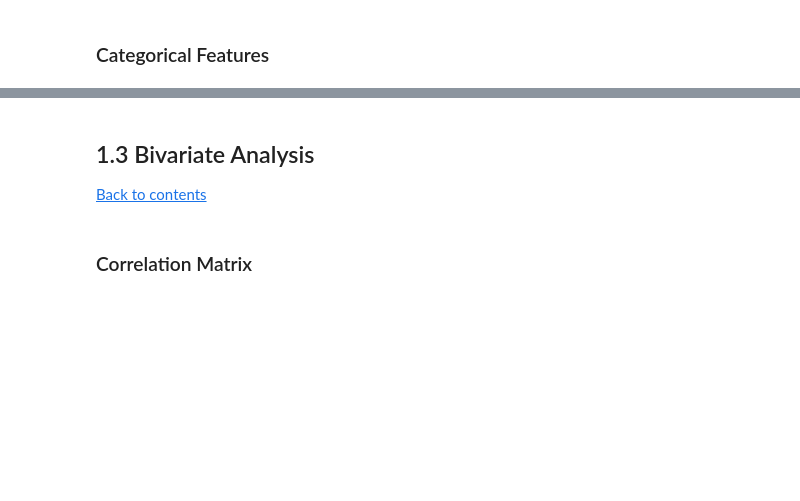
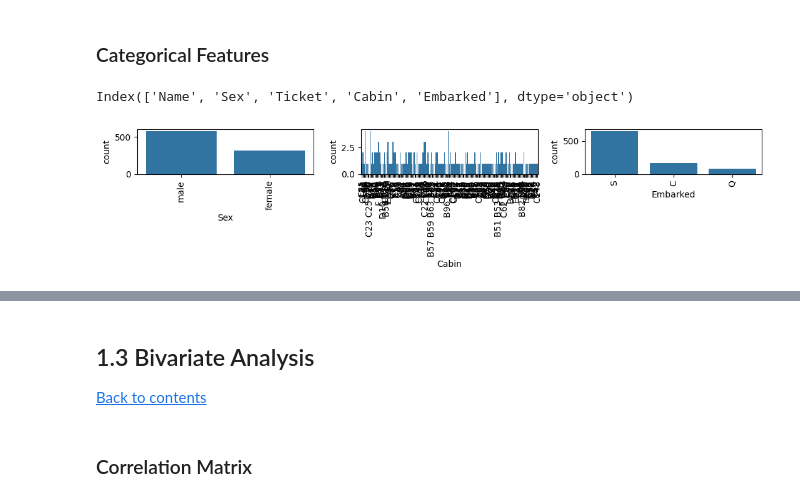
Before and after one commit to myang987/kaggle-comp-titanic, a Jupyter notebook: working.ipynb, the cells around one changed output, grey strips where cells are left out. Drawn from its saved outputs; the diff is of its cells as text; code cells hidden in the pictures; blank space fills up the shorter version.

```diff
--- a/working.ipynb
+++ b/working.ipynb
@@ -153,8 +148,8 @@ num_features.describe().round(decimals=2)
 # %% [markdown]
 ### Categorical Columns from train_data
 # %%
-# List of categorical attributes
-cat_features = X.select_dtypes(include='object').copy()
+# List of categorical features
+cat_features = train_data.select_dtypes(include='object').copy()
 cat_features.columns
 # %% [output]
 Index(['Name', 'Sex', 'Ticket', 'Cabin', 'Embarked'], dtype='object')
@@ -219,2 +265,17 @@ plt.tight_layout()
 # %% [markdown]
 ### Categorical Features
+# %%
+cat_features.columns
+# %% [output]
+Index(['Name', 'Sex', 'Ticket', 'Cabin', 'Embarked'], dtype='object')
+# %%
+cat_features_visual = cat_features[['Sex', 'Cabin', 'Embarked']]
+
+fig = plt.figure(figsize=(18,20))
+for index in range(len(cat_features_visual.columns)):
+    plt.subplot(9,5,index+1)
+    sns.countplot(x=cat_features_visual.iloc[:,index], data=cat_features_visual.dropna())
+    plt.xticks(rotation=90)
+fig.tight_layout(pad=1.0)
+# %% [output]
+[figure, added]
```
Also changed, not shown: parts of 33 cells of this notebook.
